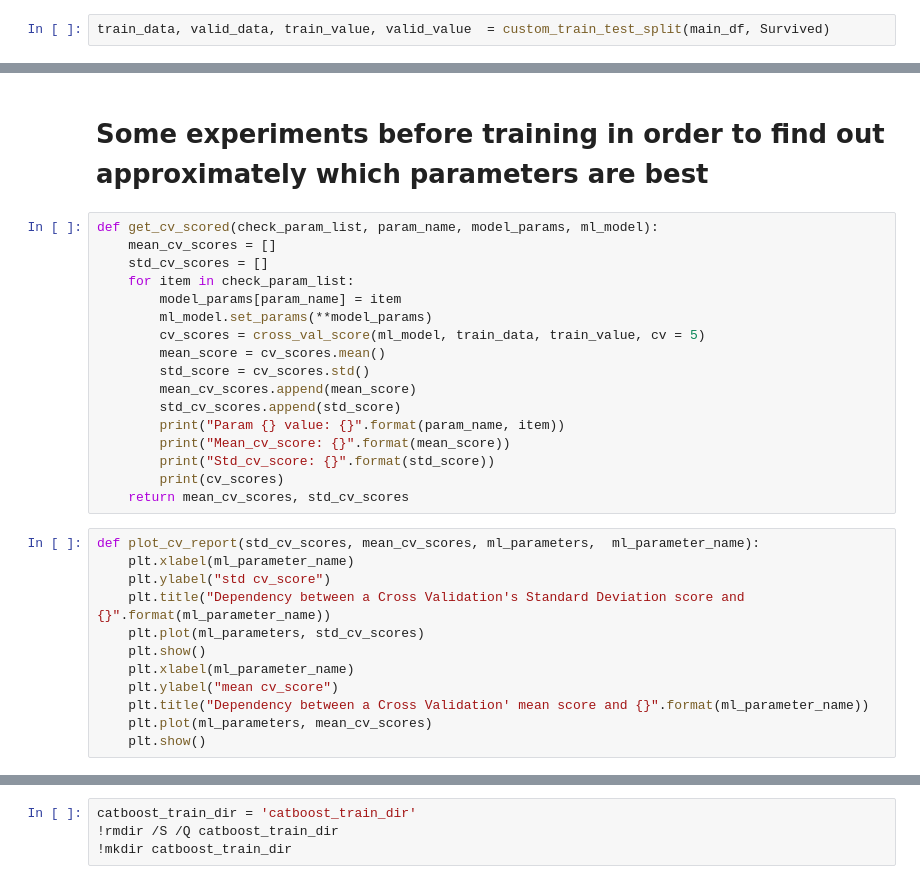
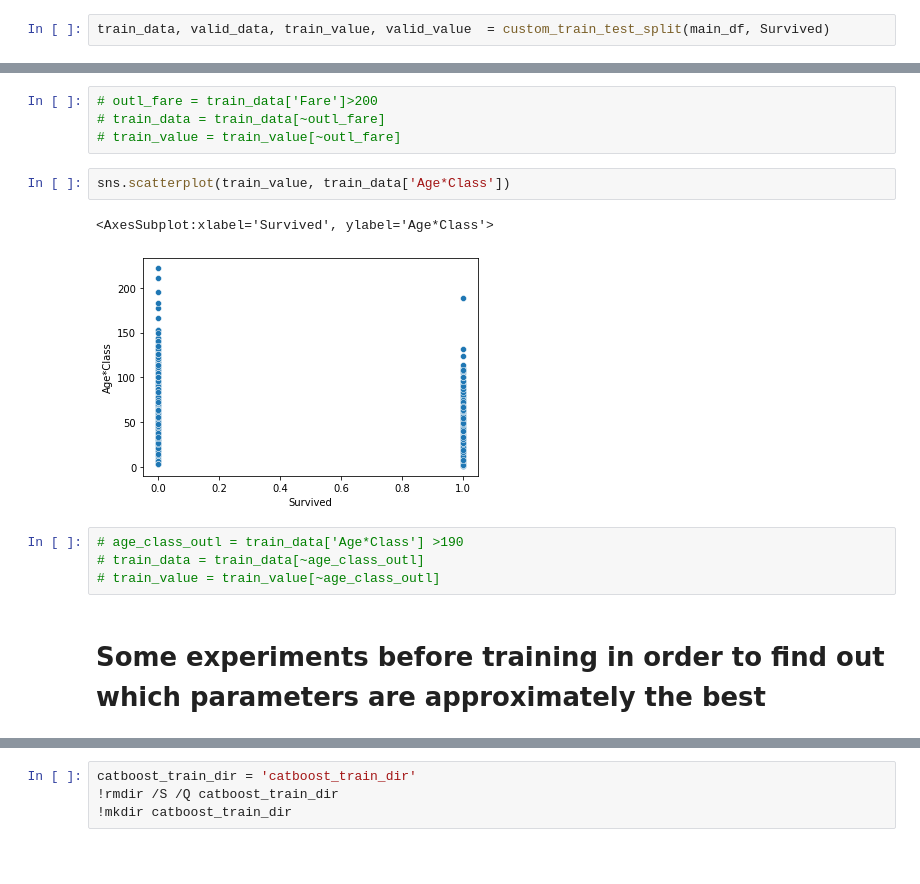
Before and after one commit to Ilshat-Akhmetov/Titanic_Kaggle_Competition, a Jupyter notebook: Titanic.ipynb, the cells around one changed output, grey strips where cells are left out. Cells and saved outputs as stored; diff of their text form; blank space fills up the shorter version.

```diff
--- a/Titanic.ipynb
+++ b/Titanic.ipynb
@@ -278,31 +303,15 @@ train_data, valid_data, train_value, valid_value  = custom_train_test_split(main
+# %%
+# outl_fare = train_data['Fare']>200
+# train_data = train_data[~outl_fare]
+# train_value = train_value[~outl_fare]
+# %%
+sns.scatterplot(train_value, train_data['Age*Class'])
+# %% [output]
+<AxesSubplot:xlabel='Survived', ylabel='Age*Class'>
+[figure, added]
+# %%
+# age_class_outl = train_data['Age*Class'] >190
+# train_data = train_data[~age_class_outl]
+# train_value = train_value[~age_class_outl]
 # %% [markdown]
-# Some experiments before training in order to find out approximately which parameters are best
+# Some experiments before training in order to find out  which parameters are approximately the best
-# %%
-def get_cv_scored(check_param_list, param_name, model_params, ml_model):
-    mean_cv_scores = []
-    std_cv_scores = []
-    for item in check_param_list:
-        model_params[param_name] = item
-        ml_model.set_params(**model_params)
-        cv_scores = cross_val_score(ml_model, train_data, train_value, cv = 5)
-        mean_score = cv_scores.mean()
-        std_score = cv_scores.std()
-        mean_cv_scores.append(mean_score)
-        std_cv_scores.append(std_score)
-        print("Param {} value: {}".format(param_name, item))
-        print("Mean_cv_score: {}".format(mean_score))
-        print("Std_cv_score: {}".format(std_score))
-        print(cv_scores)
-    return mean_cv_scores, std_cv_scores
-# %%
-def plot_cv_report(std_cv_scores, mean_cv_scores, ml_parameters,  ml_parameter_name):
-    plt.xlabel(ml_parameter_name)
-    plt.ylabel("std cv_score")
-    plt.title("Dependency between a Cross Validation's Standard Deviation score and {}".format(ml_parameter_name))
-    plt.plot(ml_parameters, std_cv_scores)
-    plt.show()
-    plt.xlabel(ml_parameter_name)
-    plt.ylabel("mean cv_score")
-    plt.title("Dependency between a Cross Validation' mean score and {}".format(ml_parameter_name))
-    plt.plot(ml_parameters, mean_cv_scores)
-    plt.show()
```
Also changed, not shown: parts of 88 cells of this notebook.
